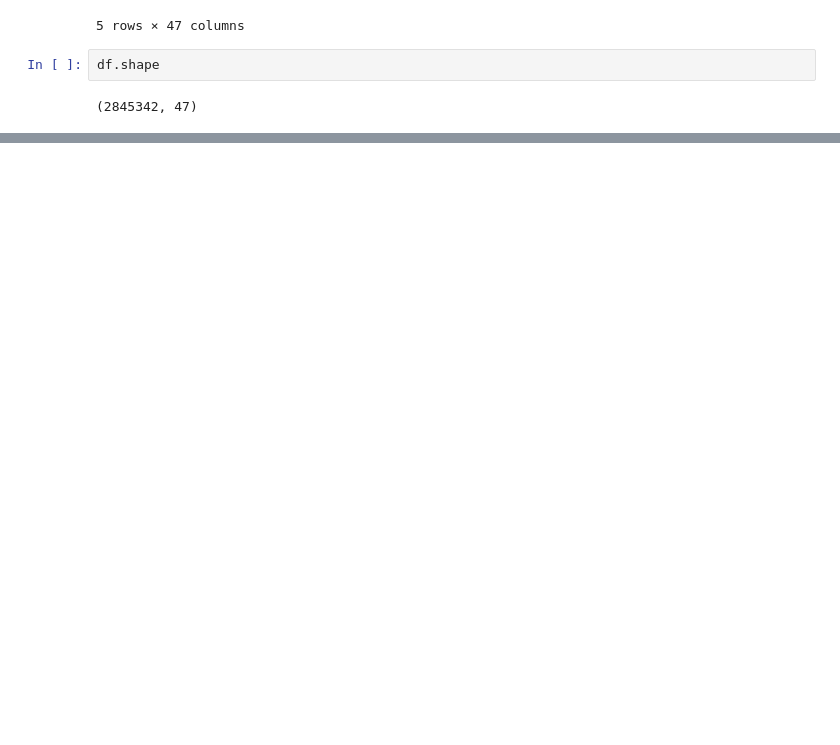
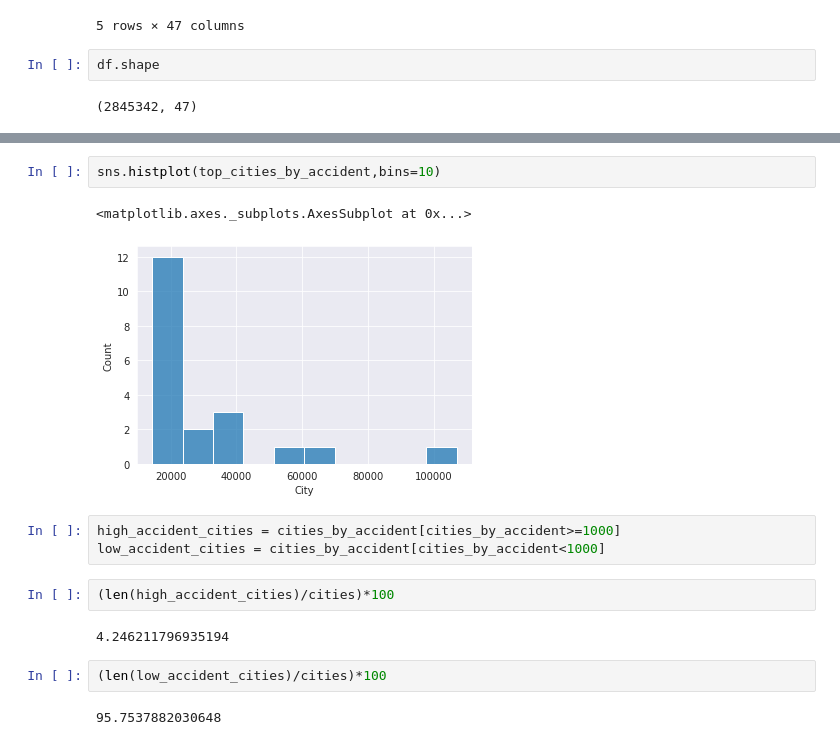
Before and after one commit to sugam21/5Ugam, a Jupyter notebook: us_accident_analysis.ipynb, the cells around one changed output, grey strips where cells are left out. Cells and saved outputs as stored; diff of their text form; blank space fills up the shorter version.

```diff
--- a/us_accident_analysis.ipynb
+++ b/us_accident_analysis.ipynb
@@ -98,0 +211,16 @@ dtype: object
+# %%
+sns.histplot(top_cities_by_accident,bins=10)
+# %% [output]
+<matplotlib.axes._subplots.AxesSubplot at 0x...>
+[figure, added]
+# %%
+high_accident_cities = cities_by_accident[cities_by_accident>=1000]
+low_accident_cities = cities_by_accident[cities_by_accident<1000]
+# %%
+(len(high_accident_cities)/cities)*100
+# %% [output]
+4.246211796935194
+# %%
+(len(low_accident_cities)/cities)*100
+# %% [output]
+95.7537882030648
```
Also changed, not shown: parts of 42 cells of this notebook.
